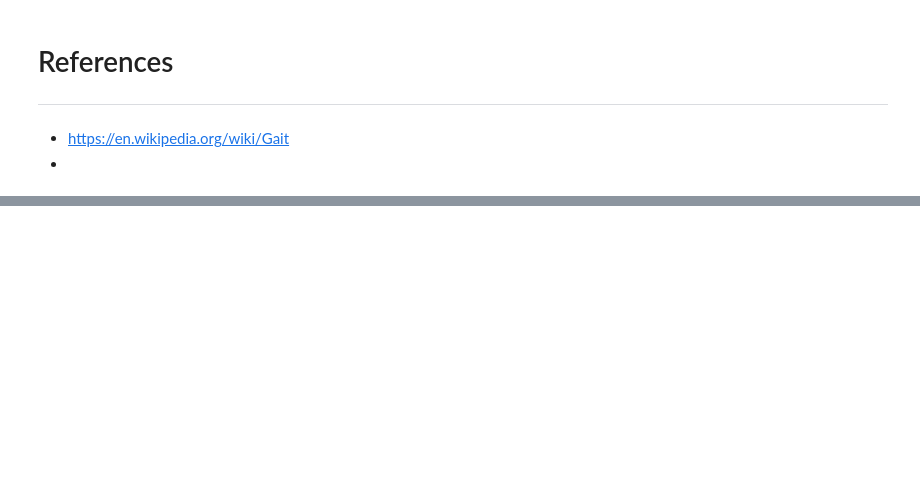
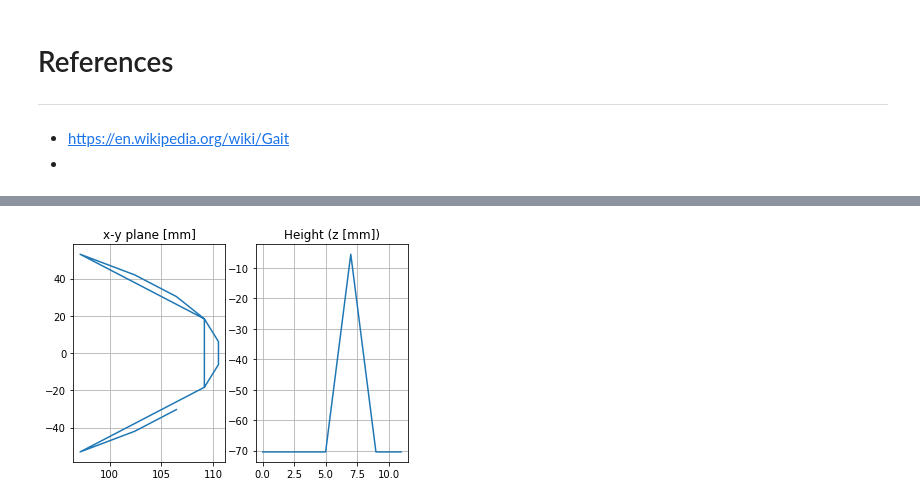
Before and after one commit to MultipedRobotics/multiped, a Jupyter notebook: ax12/docs/gait.ipynb, the cells around one changed output, grey strips where cells are left out. Cells and saved outputs as stored; diff of their text form; code cells hidden in the pictures; blank space fills up the shorter version.

```diff
--- a/ax12/docs/gait.ipynb
+++ b/ax12/docs/gait.ipynb
@@ -281,0 +145,4 @@ for p in pos:
+# %%
+plotFootPos(mov,1)
+# %% [output]
+[figure, added]
```
Also changed, not shown: parts of 27 cells of this notebook, 1 other file.
